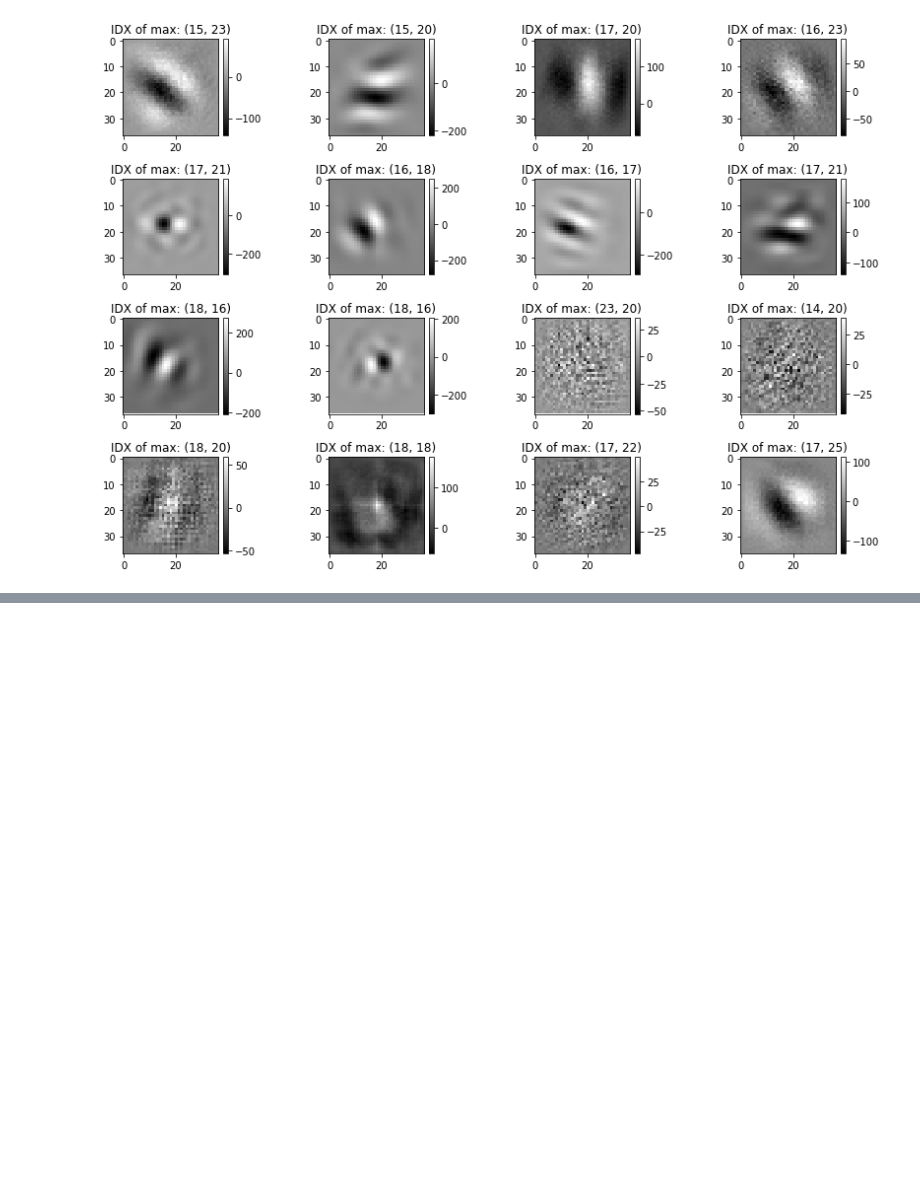
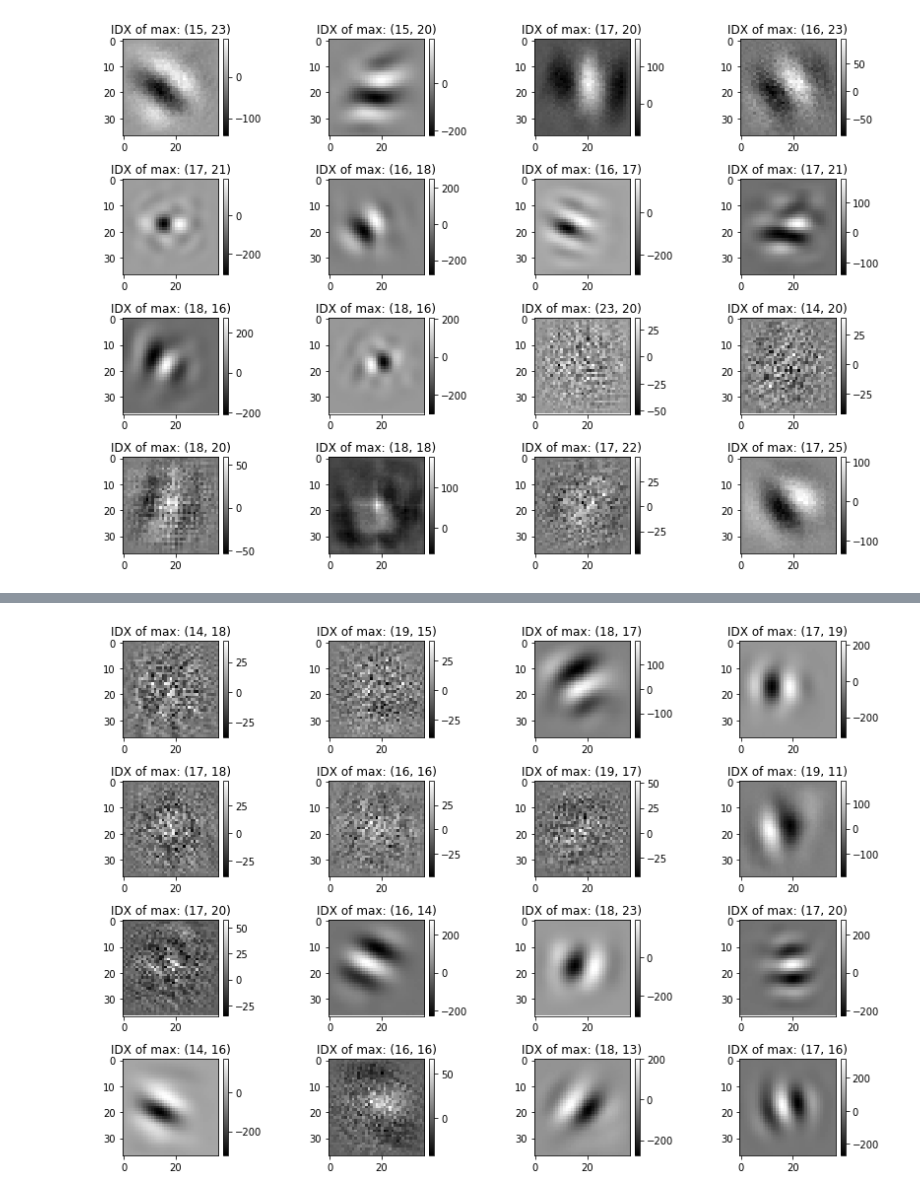
Before and after one commit to nathankong/3d_obj_recog, a Jupyter notebook: notebooks/GenerateCrossCorrelation.ipynb, the cells around one changed output, grey strips where cells are left out. Cells and saved outputs as stored; diff of their text form; code cells hidden in the pictures; blank space fills up the shorter version.

```diff
--- a/notebooks/GenerateCrossCorrelation.ipynb
+++ b/notebooks/GenerateCrossCorrelation.ipynb
@@ -133,0 +147,5 @@ plot_xcorrs(xcorrs, 4, 4)
+# %%
+xcorrs = compute_cross_correlation(weights)
+plot_xcorrs(xcorrs, 4, 4)
+# %% [output]
+[figure, added]
```
Also changed, not shown: parts of 3 cells of this notebook, 4 other files.
